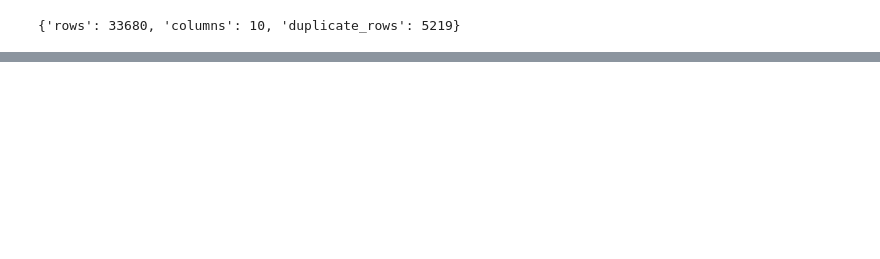
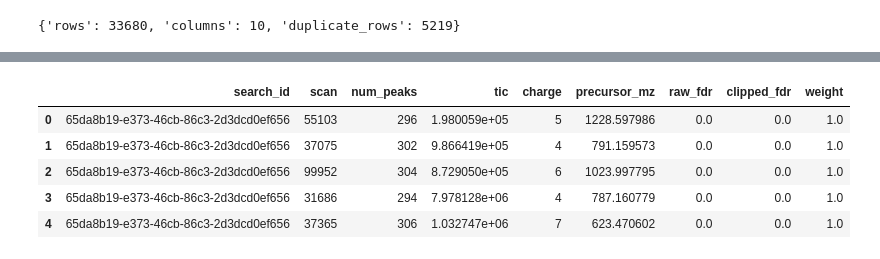
Before and after one commit to lutfia95/denoising, a Jupyter notebook: notebooks/data_check.ipynb, the cells around one changed output, grey strips where cells are left out. Cells and saved outputs as stored; diff of their text form; code cells hidden in the pictures; blank space fills up the shorter version.

```diff
--- a/notebooks/data_check.ipynb
+++ b/notebooks/data_check.ipynb
@@ -56,0 +83,2 @@ plt.show()
+# %%
+processed_spectra = processor.process_dataframe(UNIQUE_DF)
@@ -56,0 +111,14 @@ plt.show()
+# %%
+ps = processed_spectra[0]
+
+print("mz shape:", ps.record.mz_arr.shape)
+print("int shape:", ps.record.int_arr.shape)
+print("num_peaks:", ps.record.num_peaks)
+print("tic:", ps.record.tic)
+
+if ps.record.annotation_mask is not None:
+    print("mask shape:", ps.record.annotation_mask.shape)
+
+print("peak feature matrix shape:", ps.peak_features.as_matrix().shape)
+print("spectrum feature vector:", ps.spectrum_features.as_array())
+print("fdr result:", ps.fdr_weight)
@@ -56,0 +134,35 @@ plt.show()
+# %%
+for i, ps in enumerate(processed_spectra[:10]):
+    assert ps.record.mz_arr.ndim == 1
+    assert ps.record.int_arr.ndim == 1
+    assert ps.record.mz_arr.shape[0] == ps.record.int_arr.shape[0]
+    assert ps.peak_features.as_matrix().shape[0] == ps.record.num_peaks
+
+    if ps.record.annotation_mask is not None:
+        assert ps.record.annotation_mask.shape[0] == ps.record.num_peaks
+# %%
+summary = pd.DataFrame(
+    [
+        {
+            "search_id": ps.record.search_id,
+            "scan": ps.record.scan,
+            "num_peaks": ps.record.num_peaks,
+            "tic": ps.record.tic,
+            "charge": ps.spectrum_features.charge,
+            "precursor_mz": ps.spectrum_features.precursor_mz,
+            "raw_fdr": ps.fdr_weight.raw_fdr,
+            "clipped_fdr": ps.fdr_weight.clipped_fdr,
+            "weight": ps.fdr_weight.weight,
+        }
+        for ps in processed_spectra[:20]
+    ]
+)
+
+summary.head()
+# %% [output]
+|  | search_id | scan | num_peaks | tic | charge | precursor_mz | raw_fdr | clipped_fdr | weight |
+| 0 | 65da8b19-e373-46cb-86c3-2d3dcd0ef656 | 55103 | 296 | 1.980059e+05 | 5 | 1228.597986 | 0.0 | 0.0 | 1.0 |
+| 1 | 65da8b19-e373-46cb-86c3-2d3dcd0ef656 | 37075 | 302 | 9.866419e+05 | 4 | 791.159573 | 0.0 | 0.0 | 1.0 |
+| 2 | 65da8b19-e373-46cb-86c3-2d3dcd0ef656 | 99952 | 304 | 8.729050e+05 | 6 | 1023.997795 | 0.0 | 0.0 | 1.0 |
+| 3 | 65da8b19-e373-46cb-86c3-2d3dcd0ef656 | 31686 | 294 | 7.978128e+06 | 4 | 787.160779 | 0.0 | 0.0 | 1.0 |
+| 4 | 65da8b19-e373-46cb-86c3-2d3dcd0ef656 | 37365 | 306 | 1.032747e+06 | 7 | 623.470602 | 0.0 | 0.0 | 1.0 |
```
Also changed, not shown: parts of 11 cells of this notebook, 11 other files.
